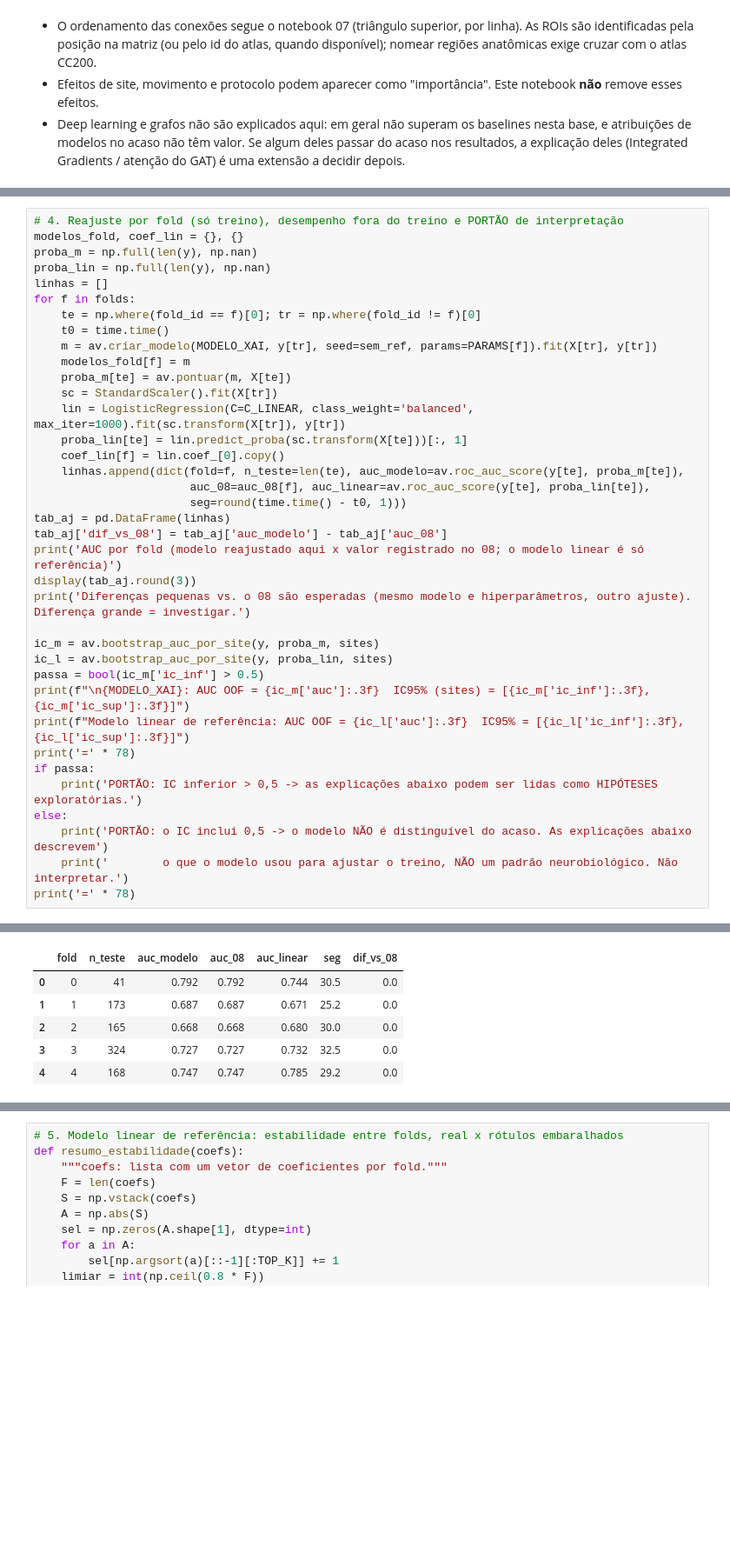
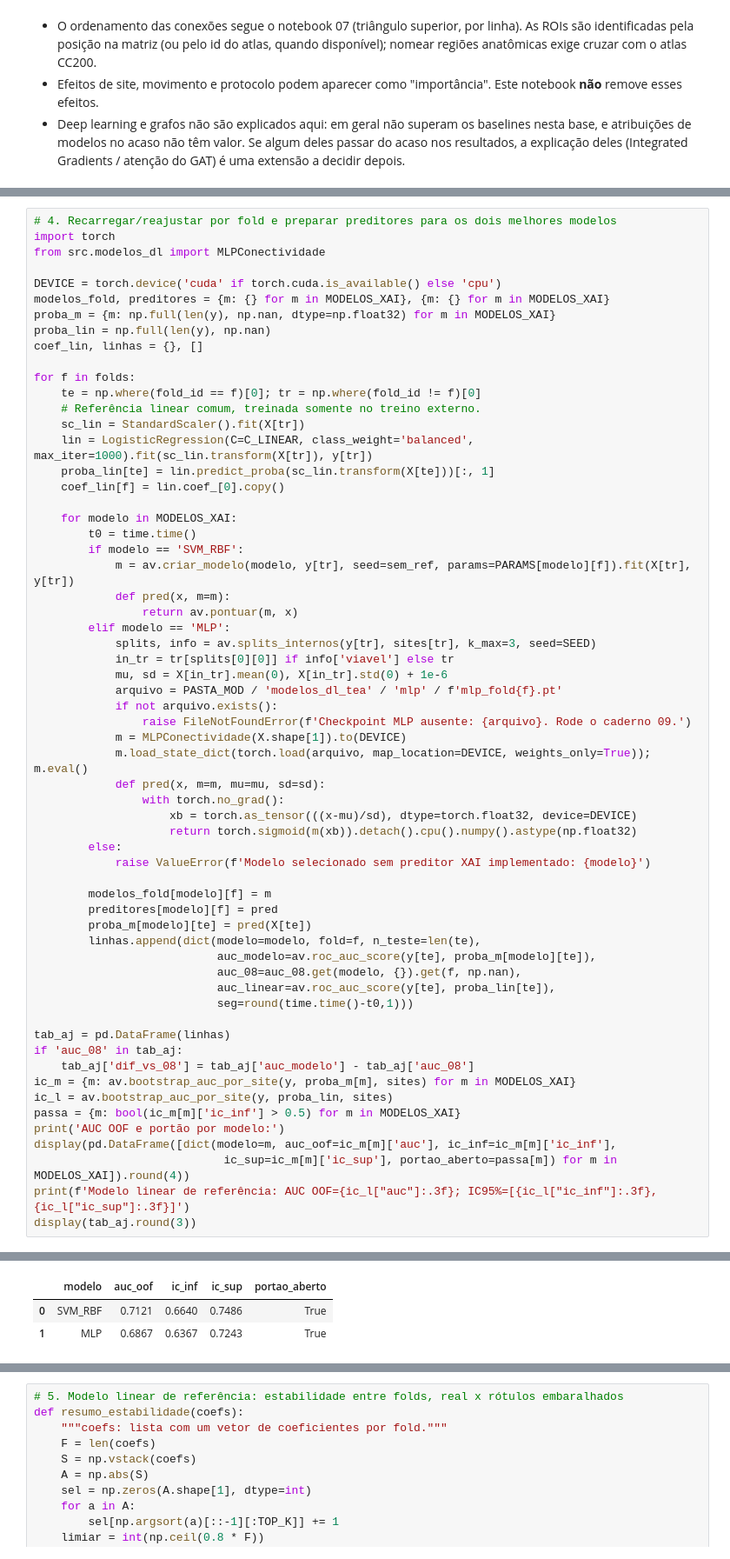
Before and after one commit to Dudamaiap/TCC_TEA, a Jupyter notebook: notebooks/11_XAI_ABIDE.ipynb, the cells around one changed output, grey strips where cells are left out. Shown at 87% size. Saved outputs shown, nothing was run; the diff lists cells and outputs as text; blank space fills up the shorter version.

```diff
--- a/notebooks/11_XAI_ABIDE.ipynb
+++ b/notebooks/11_XAI_ABIDE.ipynb
@@ -110,38 +129,62 @@ Modelo explicado: SVM_RBF | semente de referência: 42
 # %%
-# 4. Reajuste por fold (só treino), desempenho fora do treino e PORTÃO de interpretação
-modelos_fold, coef_lin = {}, {}
-proba_m = np.full(len(y), np.nan)
+# 4. Recarregar/reajustar por fold e preparar preditores para os dois melhores modelos
+import torch
+from src.modelos_dl import MLPConectividade
+
+DEVICE = torch.device('cuda' if torch.cuda.is_available() else 'cpu')
+modelos_fold, preditores = {m: {} for m in MODELOS_XAI}, {m: {} for m in MODELOS_XAI}
+proba_m = {m: np.full(len(y), np.nan, dtype=np.float32) for m in MODELOS_XAI}
 proba_lin = np.full(len(y), np.nan)
-linhas = []
+coef_lin, linhas = {}, []
+
 for f in folds:
     te = np.where(fold_id == f)[0]; tr = np.where(fold_id != f)[0]
-    t0 = time.time()
-    m = av.criar_modelo(MODELO_XAI, y[tr], seed=sem_ref, params=PARAMS[f]).fit(X[tr], y[tr])
-    modelos_fold[f] = m
-    proba_m[te] = av.pontuar(m, X[te])
-    sc = StandardScaler().fit(X[tr])
-    lin = LogisticRegression(C=C_LINEAR, class_weight='balanced', max_iter=1000).fit(sc.transform(X[tr]), y[tr])
-    proba_lin[te] = lin.predict_proba(sc.transform(X[te]))[:, 1]
+    # Referência linear comum, treinada somente no treino externo.
+    sc_lin = StandardScaler().fit(X[tr])
+    lin = LogisticRegression(C=C_LINEAR, class_weight='balanced', max_iter=1000).fit(sc_lin.transform(X[tr]), y[tr])
+    proba_lin[te] = lin.predict_proba(sc_lin.transform(X[te]))[:, 1]
     coef_lin[f] = lin.coef_[0].copy()
-    linhas.append(dict(fold=f, n_teste=len(te), auc_modelo=av.roc_auc_score(y[te], proba_m[te]),
-                       auc_08=auc_08[f], auc_linear=av.roc_auc_score(y[te], proba_lin[te]),
-                       seg=round(time.time() - t0, 1)))
+
+    for modelo in MODELOS_XAI:
+        t0 = time.time()
+        if modelo == 'SVM_RBF':
+            m = av.criar_modelo(modelo, y[tr], seed=sem_ref, params=PARAMS[modelo][f]).fit(X[tr], y[tr])
+            def pred(x, m=m):
+                return av.pontuar(m, x)
+        elif modelo == 'MLP':
+            splits, info = av.splits_internos(y[tr], sites[tr], k_max=3, seed=SEED)
+            in_tr = tr[splits[0][0]] if info['viavel'] else tr
+            mu, sd = X[in_tr].mean(0), X[in_tr].std(0) + 1e-6
+            arquivo = PASTA_MOD / 'modelos_dl_tea' / 'mlp' / f'mlp_fold{f}.pt'
+            if not arquivo.exists():
+                raise FileNotFoundError(f'Checkpoint MLP ausente: {arquivo}. Rode o caderno 09.')
+            m = MLPConectividade(X.shape[1]).to(DEVICE)
+            m.load_state_dict(torch.load(arquivo, map_location=DEVICE, weights_only=True)); m.eval()
+            def pred(x, m=m, mu=mu, sd=sd):
+                with torch.no_grad():
+                    xb = torch.as_tensor(((x-mu)/sd), dtype=torch.float32, device=DEVICE)
+                    return torch.sigmoid(m(xb)).detach().cpu().numpy().astype(np.float32)
+        else:
+            raise ValueError(f'Modelo selecionado sem preditor XAI implementado: {modelo}')
+
+        modelos_fold[modelo][f] = m
+        preditores[modelo][f] = pred
+        proba_m[modelo][te] = pred(X[te])
+        linhas.append(dict(modelo=modelo, fold=f, n_teste=len(te),
+                           auc_modelo=av.roc_auc_score(y[te], proba_m[modelo][te]),
+                           auc_08=auc_08.get(modelo, {}).get(f, np.nan),
+                           auc_linear=av.roc_auc_score(y[te], proba_lin[te]),
+                           seg=round(time.time()-t0,1)))
+
 tab_aj = pd.DataFrame(linhas)
-tab_aj['dif_vs_08'] = tab_aj['auc_modelo'] - tab_aj['auc_08']
-print('AUC por fold (modelo reajustado aqui x valor registrado no 08; o modelo linear é só referência)')
+if 'auc_08' in tab_aj:
+    tab_aj['dif_vs_08'] = tab_aj['auc_modelo'] - tab_aj['auc_08']
+ic_m = {m: av.bootstrap_auc_por_site(y, proba_m[m], sites) for m in MODELOS_XAI}
+ic_l = av.bootstrap_auc_por_site(y, proba_lin, sites)
+passa = {m: bool(ic_m[m]['ic_inf'] > 0.5) for m in MODELOS_XAI}
+print('AUC OOF e portão por modelo:')
+display(pd.DataFrame([dict(modelo=m, auc_oof=ic_m[m]['auc'], ic_inf=ic_m[m]['ic_inf'],
+                            ic_sup=ic_m[m]['ic_sup'], portao_aberto=passa[m]) for m in MODELOS_XAI]).round(4))
+print(f'Modelo linear de referência: AUC OOF={ic_l["auc"]:.3f}; IC95%=[{ic_l["ic_inf"]:.3f}, {ic_l["ic_sup"]:.3f}]')
 display(tab_aj.round(3))
-print('Diferenças pequenas vs. o 08 são esperadas (mesmo modelo e hiperparâmetros, outro ajuste). Diferença grande = investigar.')
-
-ic_m = av.bootstrap_auc_por_site(y, proba_m, sites)
-ic_l = av.bootstrap_auc_por_site(y, proba_lin, sites)
-passa = bool(ic_m['ic_inf'] > 0.5)
-print(f"\n{MODELO_XAI}: AUC OOF = {ic_m['auc']:.3f}  IC95% (sites) = [{ic_m['ic_inf']:.3f}, {ic_m['ic_sup']:.3f}]")
-print(f"Modelo linear de referência: AUC OOF = {ic_l['auc']:.3f}  IC95% = [{ic_l['ic_inf']:.3f}, {ic_l['ic_sup']:.3f}]")
-print('=' * 78)
-if passa:
-    print('PORTÃO: IC inferior > 0,5 -> as explicações abaixo podem ser lidas como HIPÓTESES exploratórias.')
-else:
-    print('PORTÃO: o IC inclui 0,5 -> o modelo NÃO é distinguível do acaso. As explicações abaixo descrevem')
-    print('        o que o modelo usou para ajustar o treino, NÃO um padrão neurobiológico. Não interpretar.')
-print('=' * 78)
 # %% [output]
@@ -149,6 +192,3 @@ AUC por fold (modelo reajustado aqui x valor registrado no 08; o modelo linear
-|  | fold | n_teste | auc_modelo | auc_08 | auc_linear | seg | dif_vs_08 |
-| 0 | 0 | 41 | 0.792 | 0.792 | 0.744 | 30.5 | 0.0 |
-| 1 | 1 | 173 | 0.687 | 0.687 | 0.671 | 25.2 | 0.0 |
-| 2 | 2 | 165 | 0.668 | 0.668 | 0.680 | 30.0 | 0.0 |
-| 3 | 3 | 324 | 0.727 | 0.727 | 0.732 | 32.5 | 0.0 |
-| 4 | 4 | 168 | 0.747 | 0.747 | 0.785 | 29.2 | 0.0 |
+|  | modelo | auc_oof | ic_inf | ic_sup | portao_aberto |
+| 0 | SVM_RBF | 0.7121 | 0.6640 | 0.7486 | True |
+| 1 | MLP | 0.6867 | 0.6367 | 0.7243 | True |
```
Also changed, not shown: parts of 5 cells of this notebook, 52 other files.
